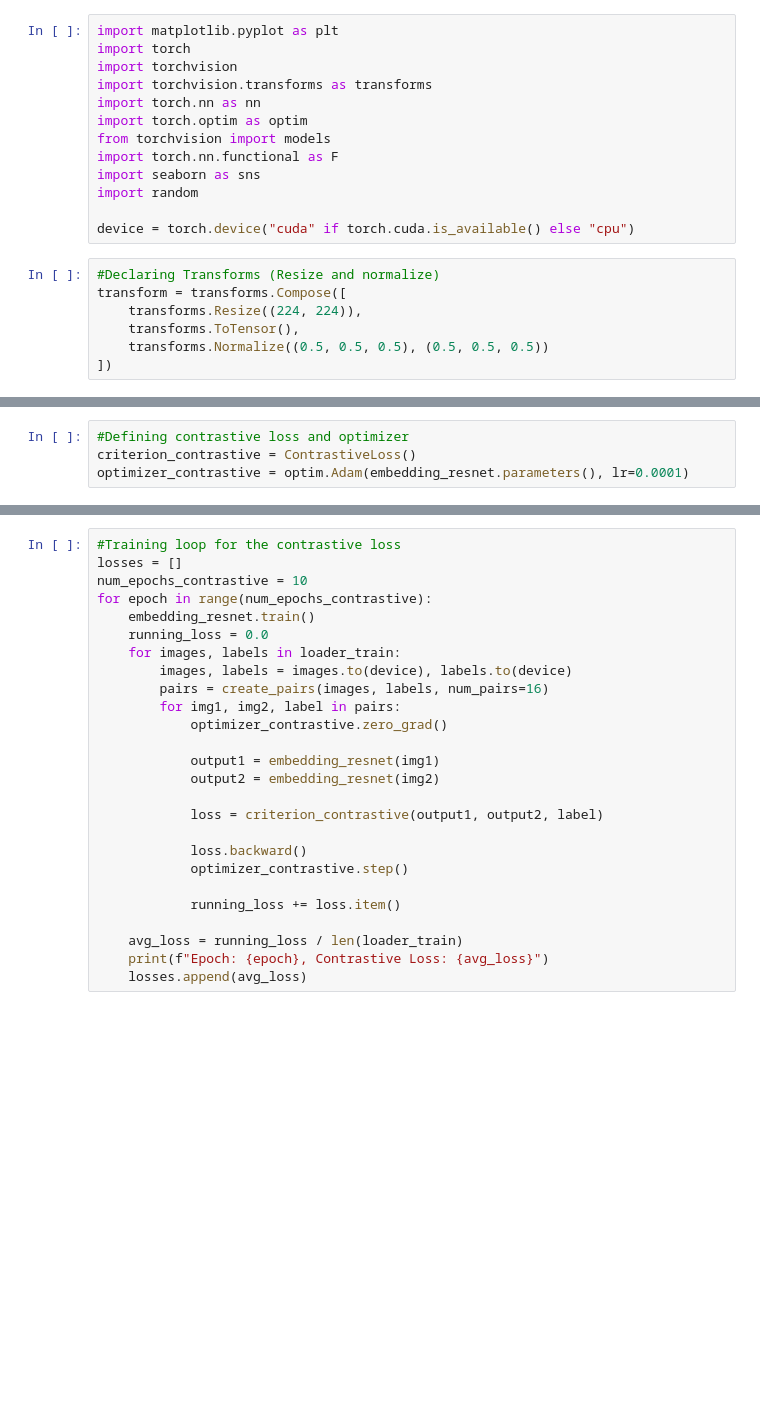
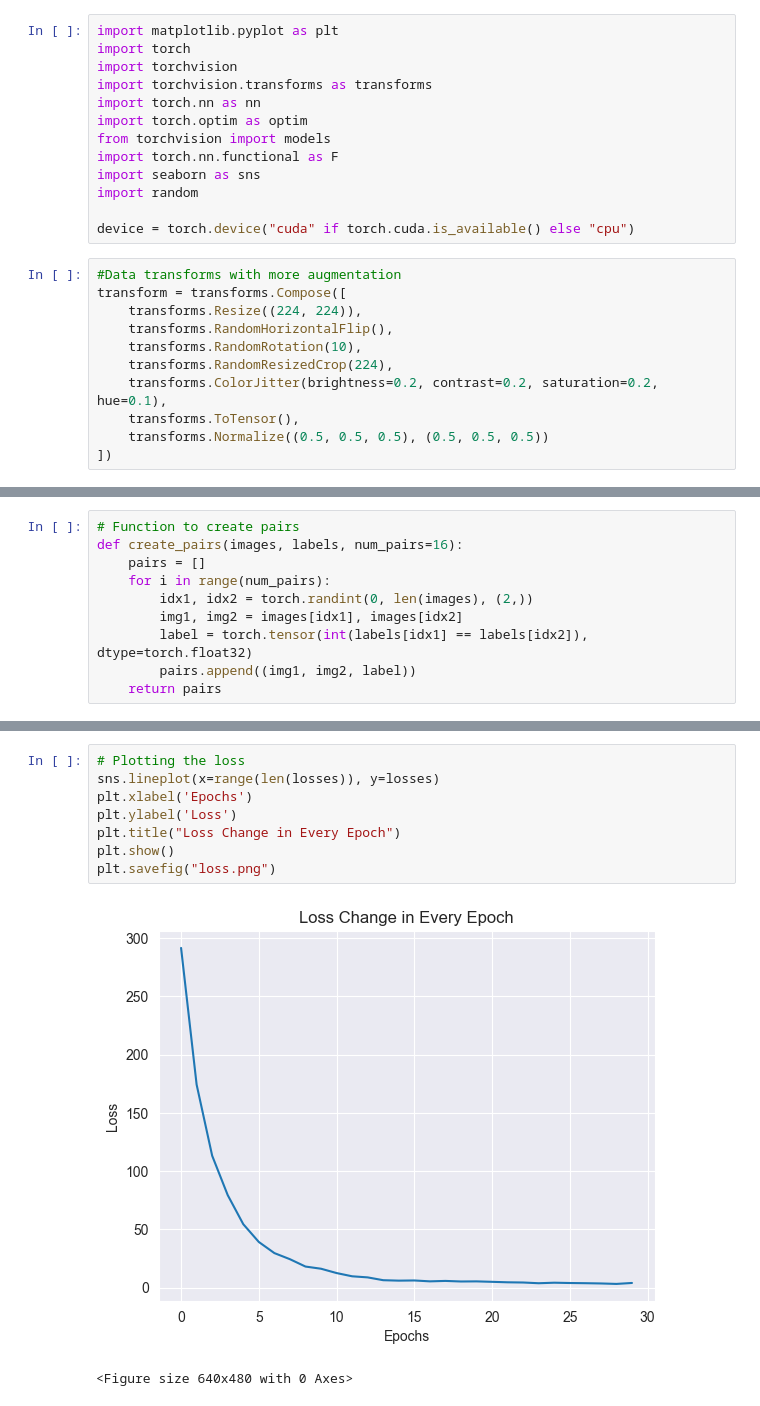
Before and after one commit to omerzzeybek9/Image-Recognition-Project, a Jupyter notebook: Learning.ipynb, the cells around one changed output, grey strips where cells are left out. Drawn from its saved outputs; the diff is of its cells as text; blank space fills up the shorter version.

```diff
--- a/Learning.ipynb
+++ b/Learning.ipynb
@@ -12,9 +12,13 @@ import random
 
 device = torch.device("cuda" if torch.cuda.is_available() else "cpu")
 # %%
-#Declaring Transforms (Resize and normalize)
+#Data transforms with more augmentation
 transform = transforms.Compose([
     transforms.Resize((224, 224)),
+    transforms.RandomHorizontalFlip(),
+    transforms.RandomRotation(10),
+    transforms.RandomResizedCrop(224),
+    transforms.ColorJitter(brightness=0.2, contrast=0.2, saturation=0.2, hue=0.1),
     transforms.ToTensor(),
     transforms.Normalize((0.5, 0.5, 0.5), (0.5, 0.5, 0.5))
 ])
@@ -63,5 +69,11 @@ class ContrastiveLoss(nn.Module):
 # %%
-#Defining contrastive loss and optimizer
-criterion_contrastive = ContrastiveLoss()
-optimizer_contrastive = optim.Adam(embedding_resnet.parameters(), lr=0.0001)
+# Function to create pairs
+def create_pairs(images, labels, num_pairs=16):
+    pairs = []
+    for i in range(num_pairs):
+        idx1, idx2 = torch.randint(0, len(images), (2,))
+        img1, img2 = images[idx1], images[idx2]
+        label = torch.tensor(int(labels[idx1] == labels[idx2]), dtype=torch.float32)
+        pairs.append((img1, img2, label))
+    return pairs
 # %%
@@ -89,26 +124,11 @@ def create_pairs(images, labels, num_pairs=16):
 # %%
-#Training loop for the contrastive loss
-losses = []
-num_epochs_contrastive = 10
-for epoch in range(num_epochs_contrastive):
-    embedding_resnet.train()
-    running_loss = 0.0
-    for images, labels in loader_train:
-        images, labels = images.to(device), labels.to(device)
-        pairs = create_pairs(images, labels, num_pairs=16)
-        for img1, img2, label in pairs:
-            optimizer_contrastive.zero_grad()
-
-            output1 = embedding_resnet(img1)
-            output2 = embedding_resnet(img2)
-
-            loss = criterion_contrastive(output1, output2, label)
-
-            loss.backward()
-            optimizer_contrastive.step()
-
-            running_loss += loss.item()
-
-    avg_loss = running_loss / len(loader_train)
-    print(f"Epoch: {epoch}, Contrastive Loss: {avg_loss}")
-    losses.append(avg_loss)
+# Plotting the loss
+sns.lineplot(x=range(len(losses)), y=losses)
+plt.xlabel('Epochs')
+plt.ylabel('Loss')
+plt.title("Loss Change in Every Epoch")
+plt.show()
+plt.savefig("loss.png")
+# %% [output]
+[figure, added]
+<Figure size 640x480 with 0 Axes>
```
Also changed, not shown: parts of 14 cells of this notebook.
